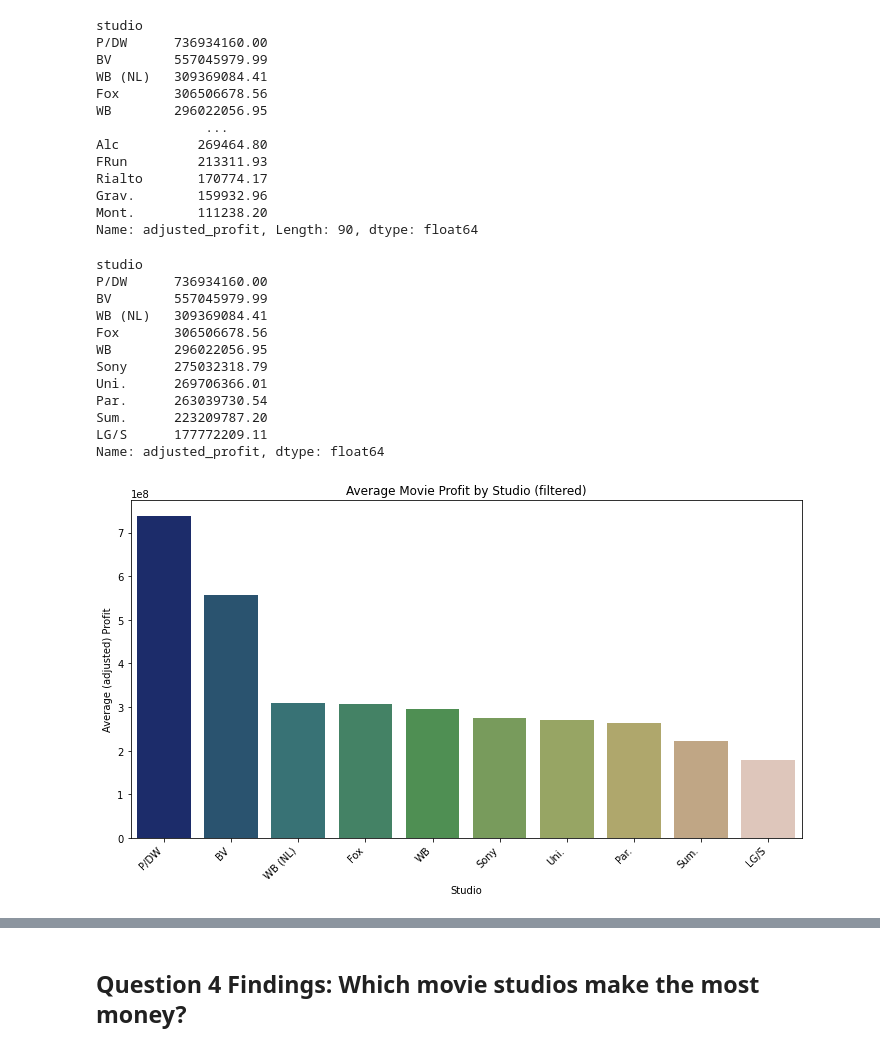
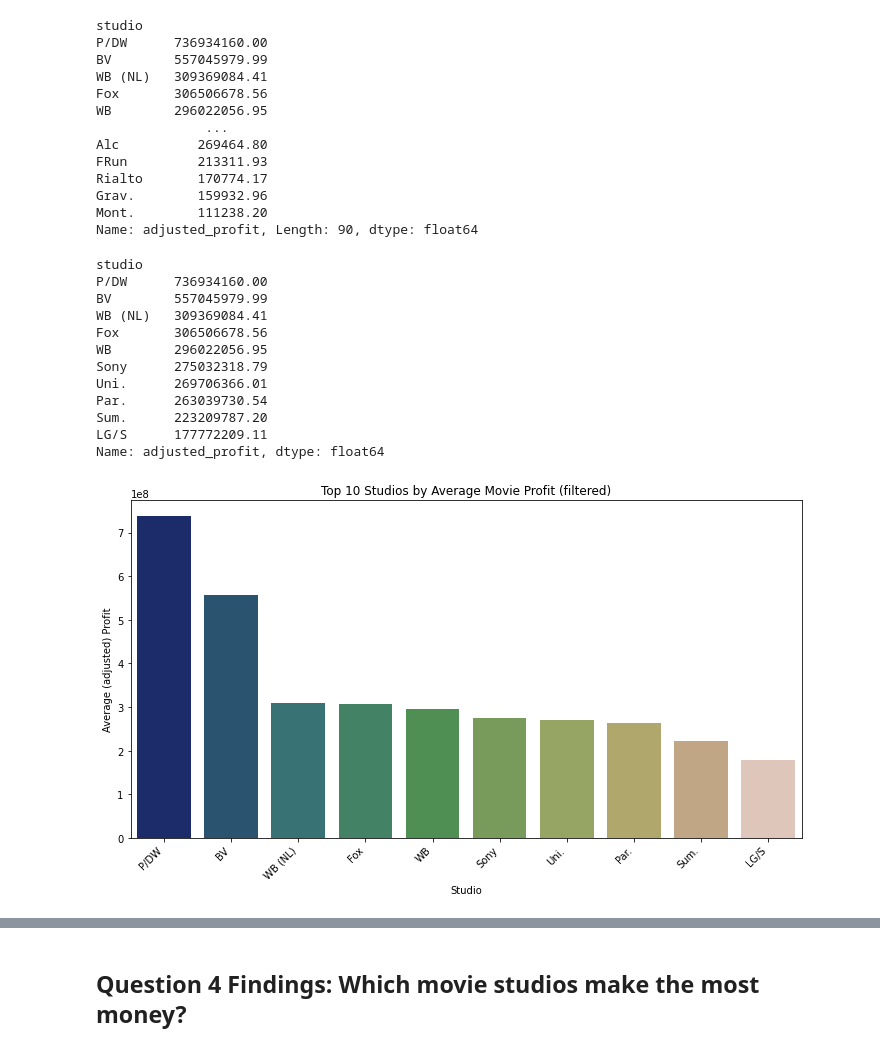
Before and after one commit to morgannash1/movie_analysis_project, a Jupyter notebook: notebook.ipynb, the cells around one changed output, grey strips where cells are left out. Cells and saved outputs as stored; diff of their text form; code cells hidden in the pictures.

Commit message:
notebook/ adjusted titles of q4 plots

```diff
--- a/notebook.ipynb
+++ b/notebook.ipynb
@@ -1158,27 +1158,27 @@ Name: adjusted_profit, Length: 90, dtype: float64
 # %%
 #selecting the top 10 studios and plotting
 sorted_bom_df_stu = sorted_bom_df_stu[:10]
 print(sorted_bom_df_stu)
 
 plt.figure(figsize=(10, 6))
 sns.barplot(x=sorted_bom_df_stu.index, y=sorted_bom_df_stu.values, palette='gist_earth')
-plt.title('Average Movie Profit by Studio (filtered)')
+plt.title('Top 10 Studios by Average Movie Profit (filtered)')
 plt.xlabel('Studio')
 plt.ylabel('Average (adjusted) Profit')
 plt.xticks(rotation=45, ha='right')
 plt.tight_layout()
 plt.show()
 # %% [output]
 studio
 P/DW      736934160.00
 BV        557045979.99
 WB (NL)   309369084.41
 Fox       306506678.56
 WB        296022056.95
 Sony      275032318.79
 Uni.      269706366.01
 Par.      263039730.54
 Sum.      223209787.20
 LG/S      177772209.11
 Name: adjusted_profit, dtype: float64
-[figure, old version]
+[figure, new version]
```
Also changed, not shown: parts of 3 cells of this notebook, 3 other files.
